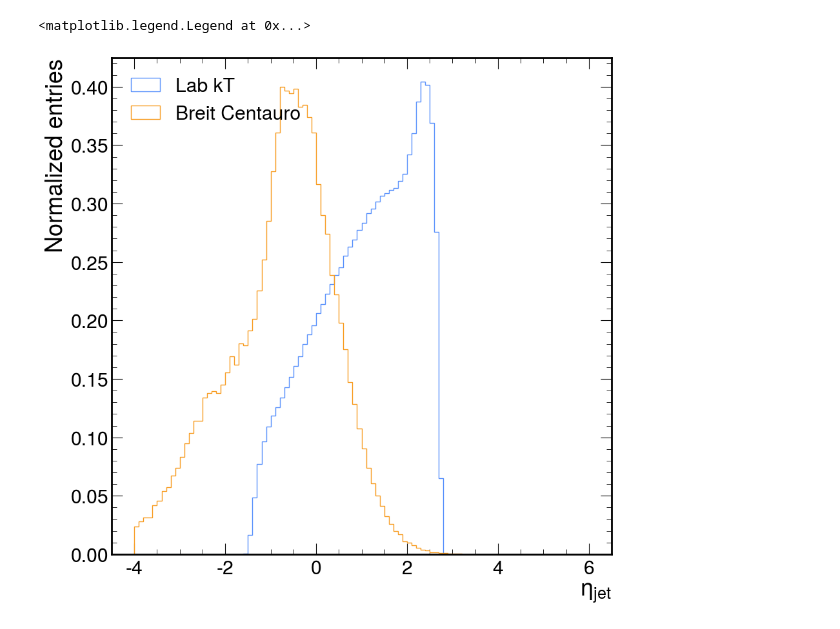
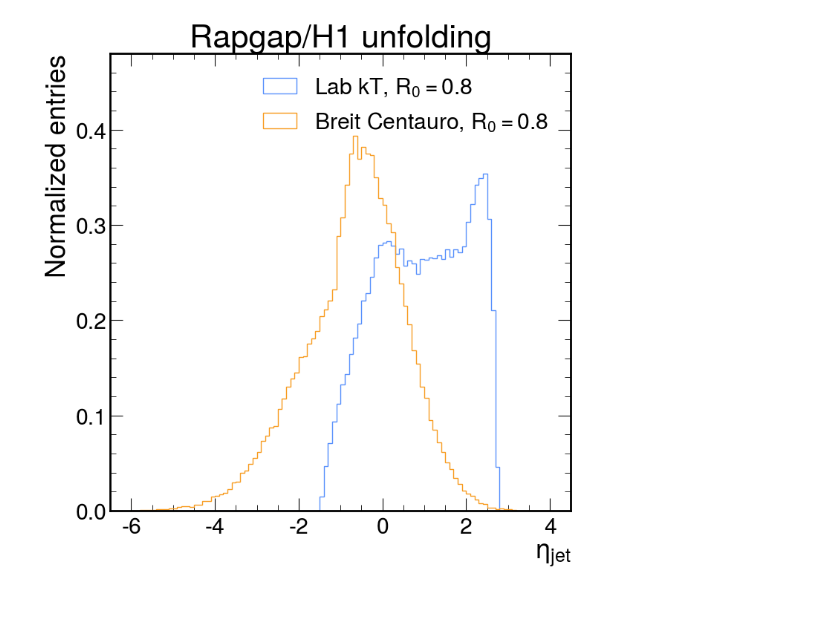
Before and after one commit to ViniciusMikuni/H1Unfold, a Jupyter notebook: scripts/jet_analysis.ipynb, the cells around one changed output. Cells and saved outputs as stored; diff of their text form; code cells hidden in the pictures.

```diff
--- a/scripts/jet_analysis.ipynb
+++ b/scripts/jet_analysis.ipynb
@@ -22,9 +32,13 @@ Number of events: 1000000
 # %%
-file_name = "Rapgap_centauro_breit_Julyclosure_it9_nocuts_1consituentcut.root"
+file_name = f"Rapgap_breit_centuaro_{data_name}unfolding_R{R}_nogencuts.root"
+print(f"Opening file {file_name}")
 with ur.open("{file}:gen_jets".format(file=data_directory+file_name)) as out:
     centauro_jets = out.arrays(["eta", "px", "py", "pz", "E", "pT", "phi"])
     print("Number of events:",out.num_entries)
 with ur.open("{file}:gen_event".format(file=data_directory+file_name)) as event:
-    centauro_event_info = event.arrays(["Q2", "y", "elec_pT","elec_eta","elec_phi", "weight", "step2_weights"])
+    centauro_event_info = event.arrays(["q_x","q_y", "q_z", "q_E","Q2", "y", "elec_pT","elec_eta","elec_phi", "weight", "step2_weights"])
+    centauro_event_info["unfolded_weights"] = centauro_event_info["step2_weights"]
+    del centauro_event_info["step2_weights"]
+    gc.collect()
     print("Number of events:",event.num_entries)
 # %% [output]
@@ -105,3 +69,6 @@ filtered_centauro = remove_zero_jets(centauro_event_info, centauro_jets)
+# %%
+filtered_kt = mask_jets_and_events(kt_event_info, kt_jets)
+filtered_centauro = mask_jets_and_events(centauro_event_info, centauro_jets)
 # %%
 def get_z_jet(data, breit = False):
     z_jet_array =  []
@@ -187 +149,8 @@ plt.legend()
+# %%
+# Gen level cuts. These are the same as the fiducial cuts from Vinny's dataloader
+kt_gen_cuts = (filtered_kt["y"]>.2) & (filtered_kt["y"]<.7) & (filtered_kt["Q2"]>150)
+centauro_gen_cuts = (filtered_centauro["y"]>.2) & (filtered_centauro["y"]<.7) & (filtered_centauro["Q2"]>150)
+
+kt_weights = filtered_kt["weight"][kt_gen_cuts]*filtered_kt["unfolded_weights"][kt_gen_cuts]
+centauro_weights = filtered_centauro["weight"][centauro_gen_cuts]*filtered_centauro["unfolded_weights"][centauro_gen_cuts]
 # %%
@@ -205,11 +199,43 @@ Text(1, 0, 'Jet multiplicty')
 # %%
-plt.hist(filtered_kt["jet_eta"], weights = filtered_kt["weights"], bins=100, label="Lab kT", density=True, range=(-4,6), histtype='step')
-plt.hist(filtered_centauro["jet_eta"], weights = filtered_centauro["weights"], bins=100, label="Breit Centauro", range=(-4,6), density=True, histtype='step')
+fig = plt.figure(figsize=(8,8))
+
+masked_kt_jet_eta = filtered_kt["jet_eta"][kt_gen_cuts]
+inner_shape = ak.num(masked_kt_jet_eta)
+eta_kt_weights = np.repeat(kt_weights, inner_shape)
+masked_kt_jet_eta = ak.flatten(masked_kt_jet_eta)
+eta_kt_mask = ~ak.is_none(masked_kt_jet_eta)
+
+masked_centauro_jet_eta = filtered_centauro["jet_eta"][centauro_gen_cuts]
+inner_shape = ak.num(masked_centauro_jet_eta)
+eta_centauro_weights = np.repeat(centauro_weights, inner_shape)
+masked_centauro_jet_eta = ak.flatten(masked_centauro_jet_eta)
+eta_centauro_mask = ~ak.is_none(masked_centauro_jet_eta)
+
+plt.hist(
+    masked_kt_jet_eta[eta_kt_mask],
+    weights=eta_kt_weights[eta_kt_mask],
+    bins=100,
+    label=f"Lab kT, $R_0={R}$",
+    density=True,
+    range=(-6,4),
+    histtype='step'
+)
+plt.hist(
+    masked_centauro_jet_eta[eta_centauro_mask],
+    weights=eta_centauro_weights[eta_centauro_mask],
+    bins=100,
+    label=f"Breit Centauro, $R_0={R}$",
+    range=(-6,4),
+    density=True,
+    histtype='step'
+)
 plt.xlabel("$\eta_{jet}$")
 plt.ylabel("Normalized entries")
-plt.legend(loc='upper left')
+plt.legend()
+plt.ylim(0, 0.48)
+plt.title(plot_title)
+plt.savefig(f"../plots/Rapgap_{data_name}_unfolding_R{R}_jeteta.pdf")
 # %% [output]
-<matplotlib.legend.Legend at 0x...>
-[figure, old version]
+[figure, new version]
 # %%
 fig = plt.figure(figsize=(8,8))
```
Also changed, not shown: parts of 24 cells of this notebook.
